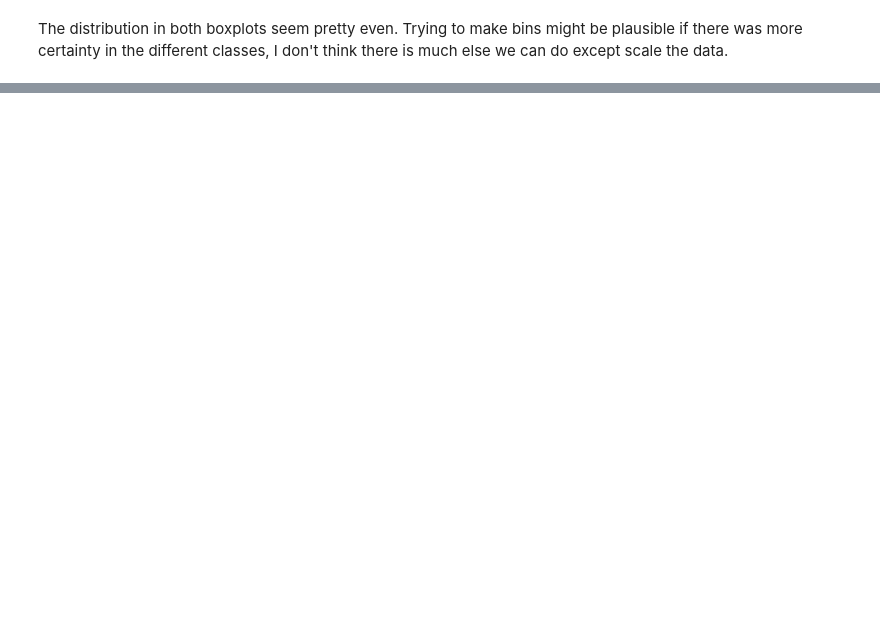
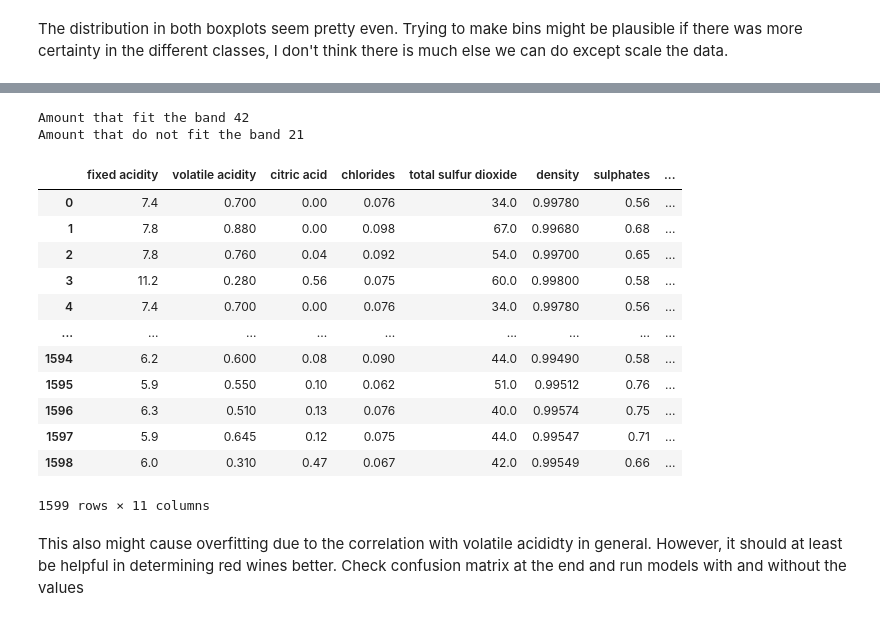
Before and after one commit to ck115/Wine-classifiaction, a Jupyter notebook: EDA.ipynb, the cells around one changed output, grey strips where cells are left out. Drawn from its saved outputs; the diff is of its cells as text; code cells hidden in the pictures; blank space fills up the shorter version.

Commit message:
Alchohol, Density, and Volatile Acidity

```diff
--- a/EDA.ipynb
+++ b/EDA.ipynb
@@ -146,10 +146,8 @@ sum(less_than_mean), sum(greater_than_mean),len(red_wine_data)
 # %% [markdown]
 If we divided the two between these two we only would have conflicts amount a total of 250 classes for alchol (being greater than 6 or less than this). Might want to add as a secondary variables or just replace alcohol. Chances are we will just need to test and see if this leads to overfitting or not.
 # %%
-red_wine_data["alcohol_lower"] = 0
 red_wine_data["alcohol_higher"] = 0
 red_wine_data.loc[red_wine_data["alcohol"] >= mean_red, "alcohol_higher"] =1
-red_wine_data.loc[red_wine_data["alcohol"] < mean_red, "alcohol_lower"] =1
 # %%
 px.box(white_wine_data,x="quality",y="alcohol",title="White Wine")
 # %% [output]
@@ -199,0 +321,29 @@ The distribution in both boxplots seem pretty even. Trying to make bins might be
+# %%
+high_quality_less = less_than_five.loc[less_than_five["volatile acidity"] <= 0.6]
+high_quality_more = less_than_five.loc[less_than_five["volatile acidity"] > 0.6]
+print("Amount that fit the band " + str(len(high_quality_more)))
+print("Amount that do not fit the band " + str(len(high_quality_less)))
+# %% [output]
+Amount that fit the band 42
+Amount that do not fit the band 21
+# %%
+#creating a binary feature
+red_wine_data["va_high"] = 0
+red_wine_data.loc[red_wine_data["volatile acidity"] >= 0.6, "va_high"] = 1
+red_wine_data
+# %% [output]
+|  | fixed acidity | volatile acidity | citric acid | chlorides | total sulfur dioxide | density | sulphates | ... |
+| 0 | 7.4 | 0.700 | 0.00 | 0.076 | 34.0 | 0.99780 | 0.56 | ... |
+| 1 | 7.8 | 0.880 | 0.00 | 0.098 | 67.0 | 0.99680 | 0.68 | ... |
+| 2 | 7.8 | 0.760 | 0.04 | 0.092 | 54.0 | 0.99700 | 0.65 | ... |
+| 3 | 11.2 | 0.280 | 0.56 | 0.075 | 60.0 | 0.99800 | 0.58 | ... |
+| 4 | 7.4 | 0.700 | 0.00 | 0.076 | 34.0 | 0.99780 | 0.56 | ... |
+| ... | ... | ... | ... | ... | ... | ... | ... | ... |
+| 1594 | 6.2 | 0.600 | 0.08 | 0.090 | 44.0 | 0.99490 | 0.58 | ... |
+| 1595 | 5.9 | 0.550 | 0.10 | 0.062 | 51.0 | 0.99512 | 0.76 | ... |
+| 1596 | 6.3 | 0.510 | 0.13 | 0.076 | 40.0 | 0.99574 | 0.75 | ... |
+| 1597 | 5.9 | 0.645 | 0.12 | 0.075 | 44.0 | 0.99547 | 0.71 | ... |
+| 1598 | 6.0 | 0.310 | 0.47 | 0.067 | 42.0 | 0.99549 | 0.66 | ... |
+1599 rows × 11 columns
+# %% [markdown]
+This also might cause overfitting due to the correlation with volatile acididty in general. However, it should at least be helpful in determining red wines better. Check confusion matrix at the end and run models with and without the values
```
Also changed, not shown: parts of 19 cells of this notebook.
